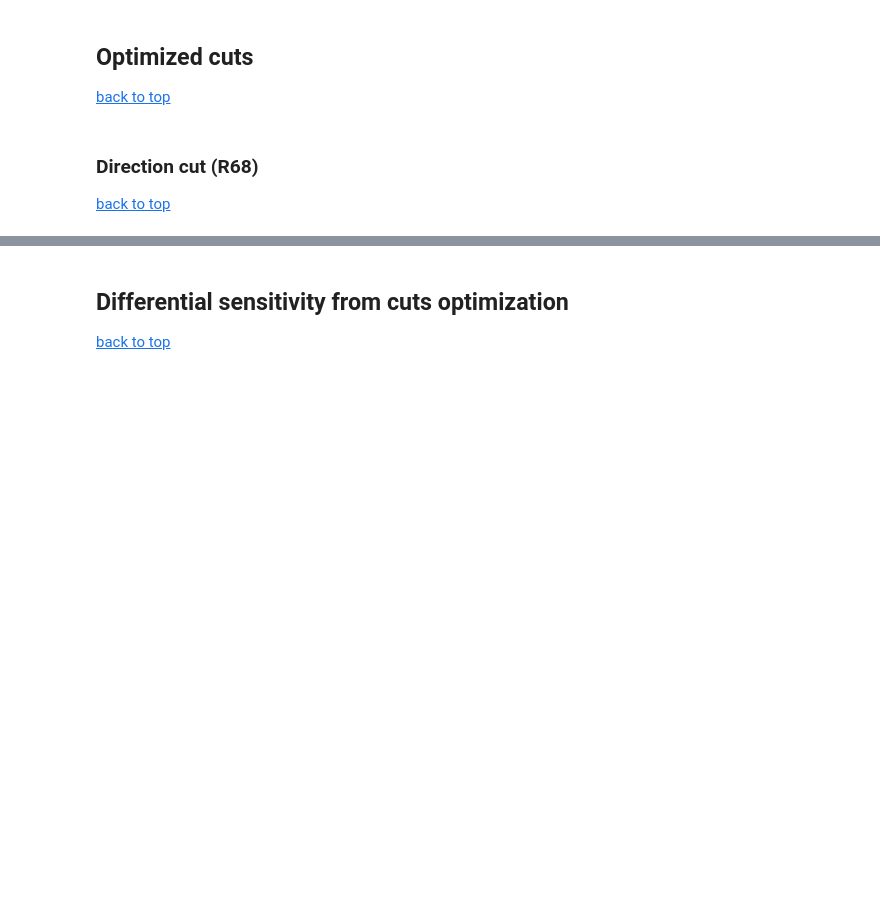
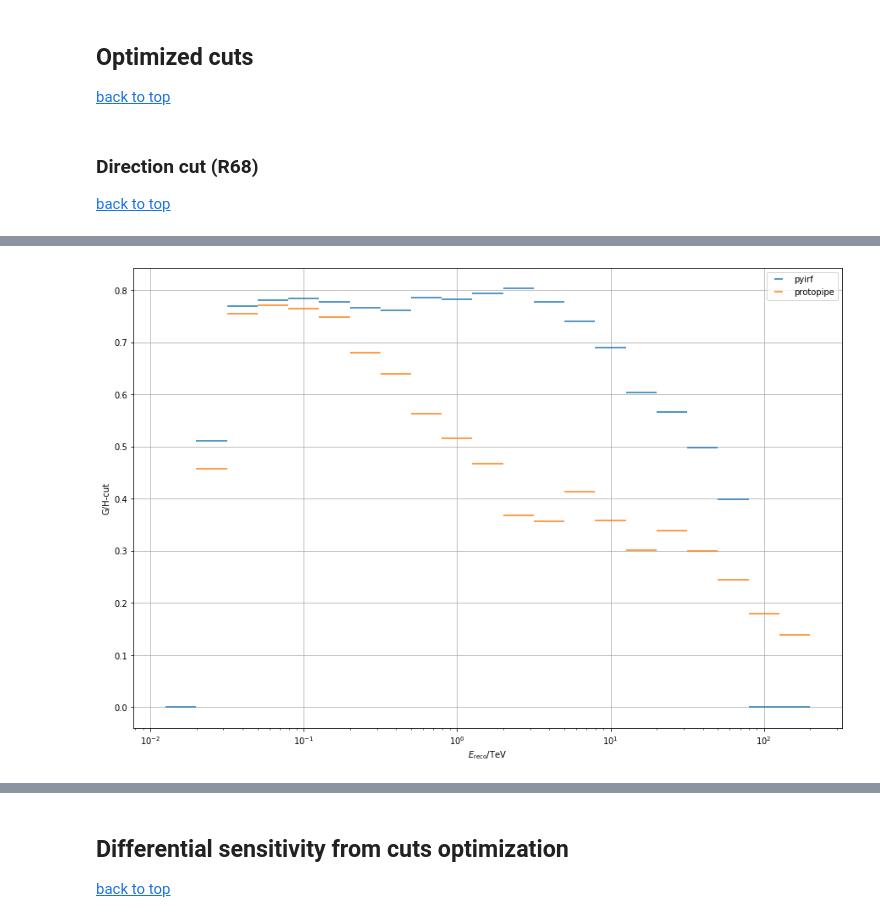
Before and after one commit to gaia-verna/protopipe, a Jupyter notebook: benchmarks/DL3/benchmarks_DL3_IRFs_and_sensitivity_pyirf.ipynb, the cells around one changed output, grey strips where cells are left out. Cells and saved outputs as stored; diff of their text form; code cells hidden in the pictures; blank space fills up the shorter version.

```diff
--- a/benchmarks/DL3/benchmarks_DL3_IRFs_and_sensitivity_pyirf.ipynb
+++ b/benchmarks/DL3/benchmarks_DL3_IRFs_and_sensitivity_pyirf.ipynb
@@ -359,29 +372,27 @@ None # to remove clutter by mpl objects
 # %%
-from astropy.table import QTable
-
-# pyirf gh cuts
-gh_cut = QTable.read(file, hdu='GH_CUTS')[1:-1]
-
-plt.errorbar(
-    0.5 * (cuts_table['emin'] + cuts_table['emax']),
-    cuts_table['best_cutoff'],
-    xerr=0.5 * (cuts_table['emax'] - cuts_table['emin']),
-    ls='',
-    label='protopipe',
-)
-
+# pyirf
 plt.errorbar(
     0.5 * (gh_cut['low'] + gh_cut['high']).to_value(u.TeV),
     gh_cut['cut'],
     xerr=0.5 * (gh_cut['high'] - gh_cut['low']).to_value(u.TeV),
     ls='',
     label='pyirf',
+)
+# protopipe
+plt.errorbar(
+    0.5 * (cuts_table_protopipe['emin'] + cuts_table_protopipe['emax']),
+    cuts_table_protopipe['best_cutoff'],
+    xerr=0.5 * (cuts_table_protopipe['emax'] - cuts_table_protopipe['emin']),
+    ls='',
+    label='protopipe',
 )
 
 plt.legend()
 plt.ylabel('G/H-cut')
 plt.xlabel(r'$E_\mathrm{reco} / \mathrm{TeV}$')
 plt.xscale('log')
 plt.grid()
 
 None # to remove clutter by mpl objects
+# %% [output]
+[figure, added]
```
Also changed, not shown: parts of 22 cells of this notebook, 23 other files.
